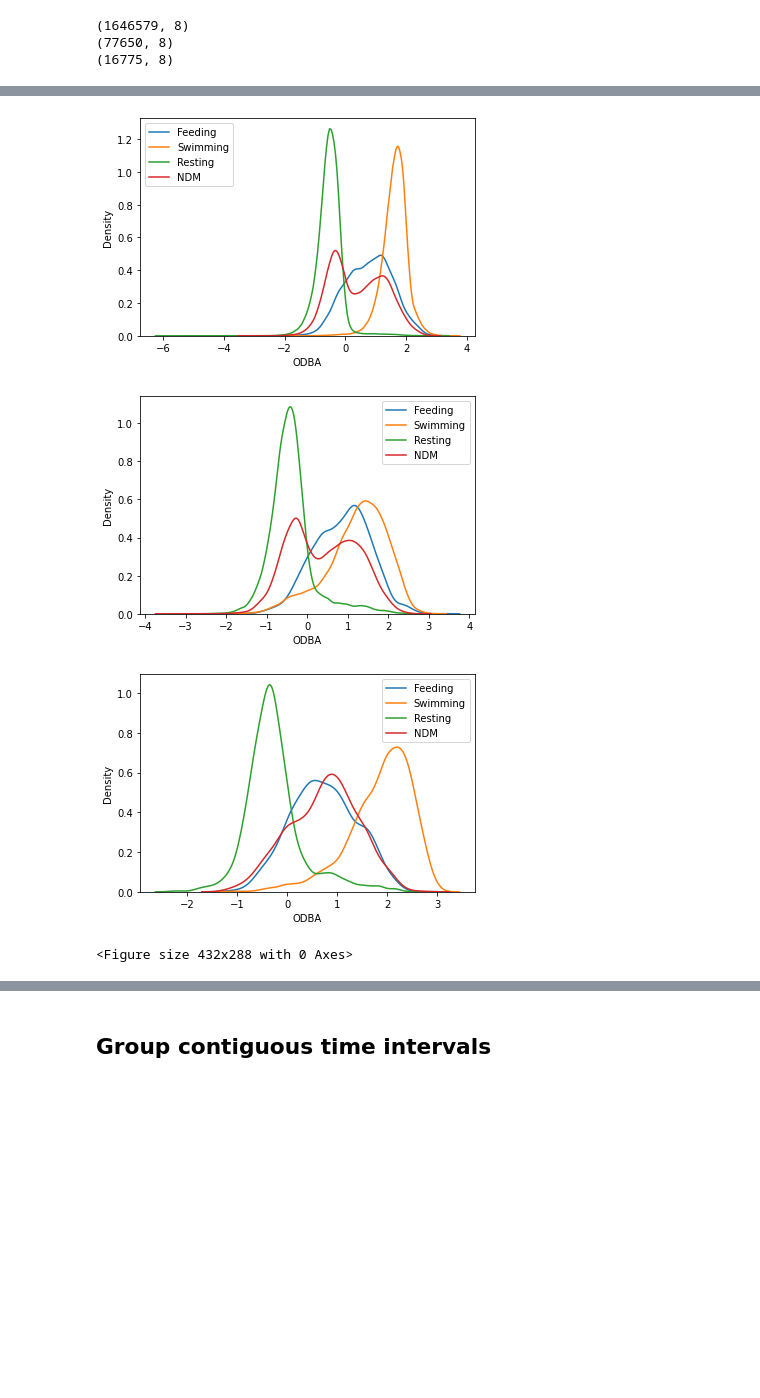
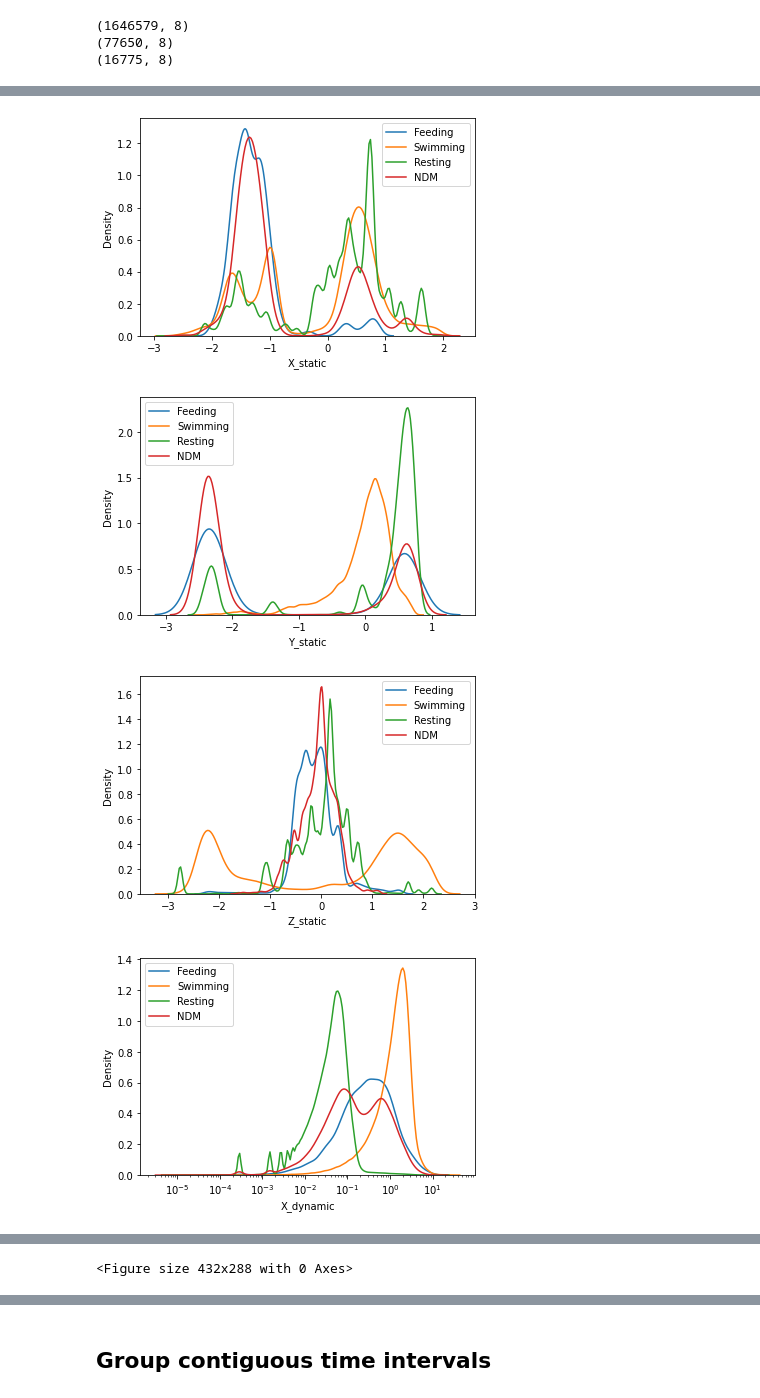
Before and after one commit to buchholzmd/SharkBehaviorClassification, a Jupyter notebook: data_sandbox-Copy1.ipynb, the cells around one changed output, grey strips where cells are left out. Drawn from its saved outputs; the diff is of its cells as text; code cells hidden in the pictures; blank space fills up the shorter version.

Commit message:
Generation of 2d data

```diff
--- a/data_sandbox-Copy1.ipynb
+++ b/data_sandbox-Copy1.ipynb
@@ -269,7 +265,9 @@ print(test_df.shape)
 (77650, 8)
 (16775, 8)
 # %%
-train_data = train_df[['X_static', 'Y_static', 'Z_static', 'X_dynamic', 'Y_dynamic', 'Z_dynamic', 'Label']]
-val_data = val_df[['X_static', 'Y_static', 'Z_static', 'X_dynamic', 'Y_dynamic', 'Z_dynamic', 'Label']]
-test_data = test_df[['X_static', 'Y_static', 'Z_static', 'X_dynamic', 'Y_dynamic', 'Z_dynamic', 'Label']]
+features = ['X_static', 'Y_static', 'Z_static', 'X_dynamic', 'Y_dynamic', 'Z_dynamic']
+
+train_data = train_df[features + ['Label']]
+val_data = val_df[features + ['Label']]
+test_data = test_df[features + ['Label']]
 # %%
@@ -282,7 +283,8 @@ KeyError: ('X_static', 'Y_static', 'Z_static', 'X_dynamic', 'Y_dynamic', 'Z_dyna
 # %%
-mean = np.mean(train_odba['ODBA'])
-std  = np.std(train_odba['ODBA'])
+for column in features:
+    mean = np.mean(train_data[column])
+    std  = np.std(train_data[column])
 
-train_odba['ODBA'] = train_odba['ODBA'].map(lambda x: (x-mean)/std)
-val_odba['ODBA']   = val_odba['ODBA'].map(lambda x: (x-mean)/std)
-test_odba['ODBA']  = test_odba['ODBA'].map(lambda x: (x-mean)/std)
+    train_data[column] = train_data[column].map(lambda x: (x-mean)/std)
+    val_data[column]   = val_data[column].map(lambda x: (x-mean)/std)
+    test_data[column]  = test_data[column].map(lambda x: (x-mean)/std)
@@ -305,9 +334,12 @@ print(np.std(test_odba['ODBA']))
-# %%
-kde_plot(train_odba)
-kde_plot(val_odba)
-kde_plot(test_odba)
-# %% [output]
-[figure, removed]
-[figure, removed]
-[figure, removed]
-<Figure size 432x288 with 0 Axes>
+# %%
+kde_plot(train_data, feature='X_static')
+kde_plot(train_data, feature='Y_static')
+kde_plot(train_data, feature='Z_static')
+kde_plot(train_data, feature='X_dynamic', log_scale=True)
+kde_plot(train_data, feature='Y_dynamic', log_scale=True)
+kde_plot(train_data, feature='Z_dynamic', log_scale=True)
+# %% [output]
+[figure, added]
+[figure, added]
+[figure, added]
+[figure, added]
@@ -313,0 +348 @@ kde_plot(test_odba)
+<Figure size 432x288 with 0 Axes>
```
Also changed, not shown: parts of 26 cells of this notebook, 10 other files.
